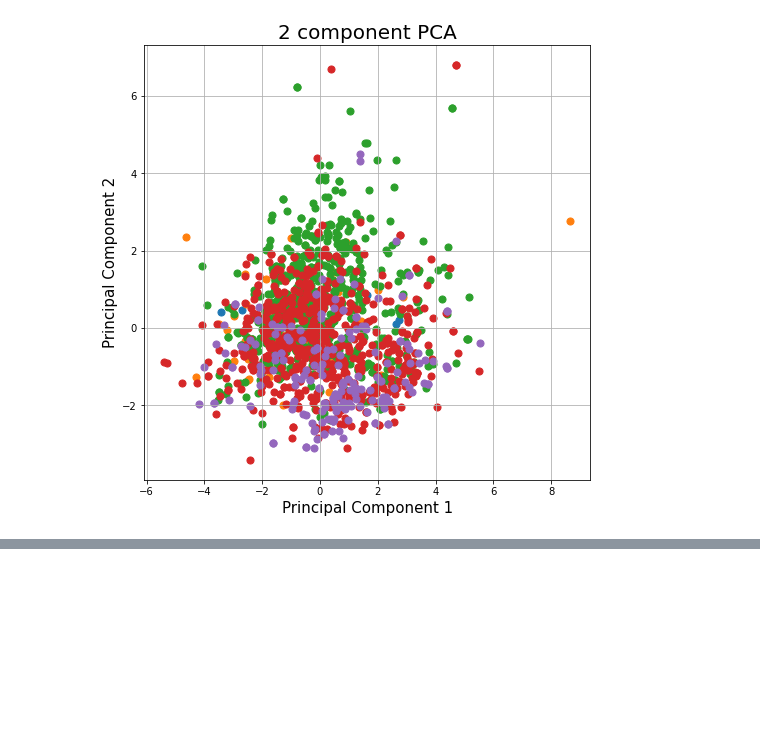
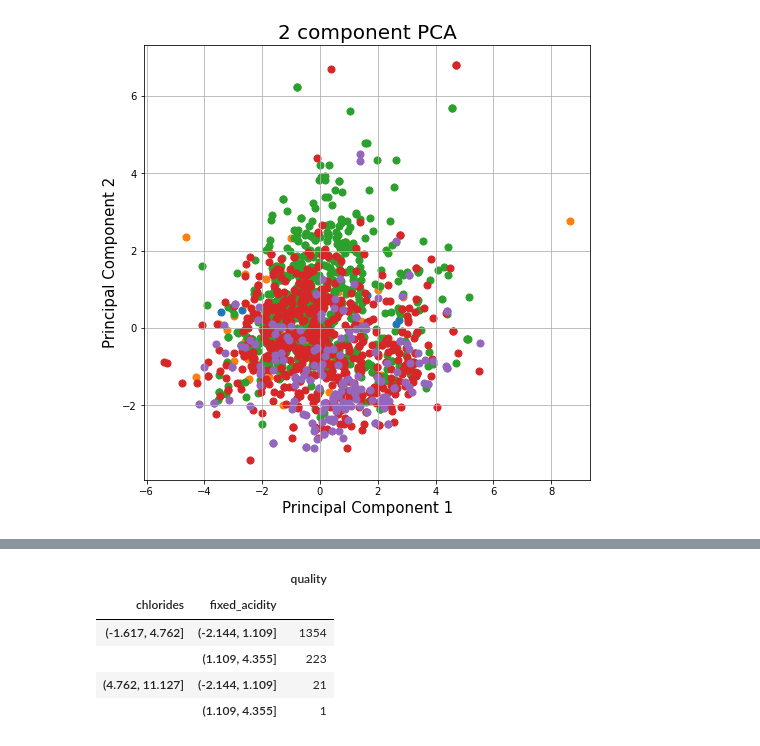
Before and after one commit to sourceoftruthdata/sot_interview_prep, a Jupyter notebook: notebooks/analysis.ipynb, the cells around one changed output, grey strips where cells are left out. Cells and saved outputs as stored; diff of their text form; code cells hidden in the pictures; blank space fills up the shorter version.

```diff
--- a/notebooks/analysis.ipynb
+++ b/notebooks/analysis.ipynb
@@ -383,3 +440,15 @@ Name: quality, Length: 1599, dtype: int64
+# %%
+# x_disc.loc[:,['fixed_acidity', 'quality']].pivot_table()
+# pd.pivot_table(x_disc,values=["fixed_acidity"], index=["chlorides"], aggfunc='count')
+pd.pivot_table(x_disc,values=["quality"], index=["chlorides", 'fixed_acidity'], aggfunc='count')
+# x_disc['chlorides'].value_counts()
+# %% [output]
+|  |  | quality |
+| chlorides | fixed_acidity |  |
+| (-1.617, 4.762] | (-2.144, 1.109] | 1354 |
+|  | (1.109, 4.355] | 223 |
+| (4.762, 11.127] | (-2.144, 1.109] | 21 |
+|  | (1.109, 4.355] | 1 |
 # %%
 ##########################################
 # let's use and my sagemaker
```
Also changed, not shown: parts of 9 cells of this notebook.
